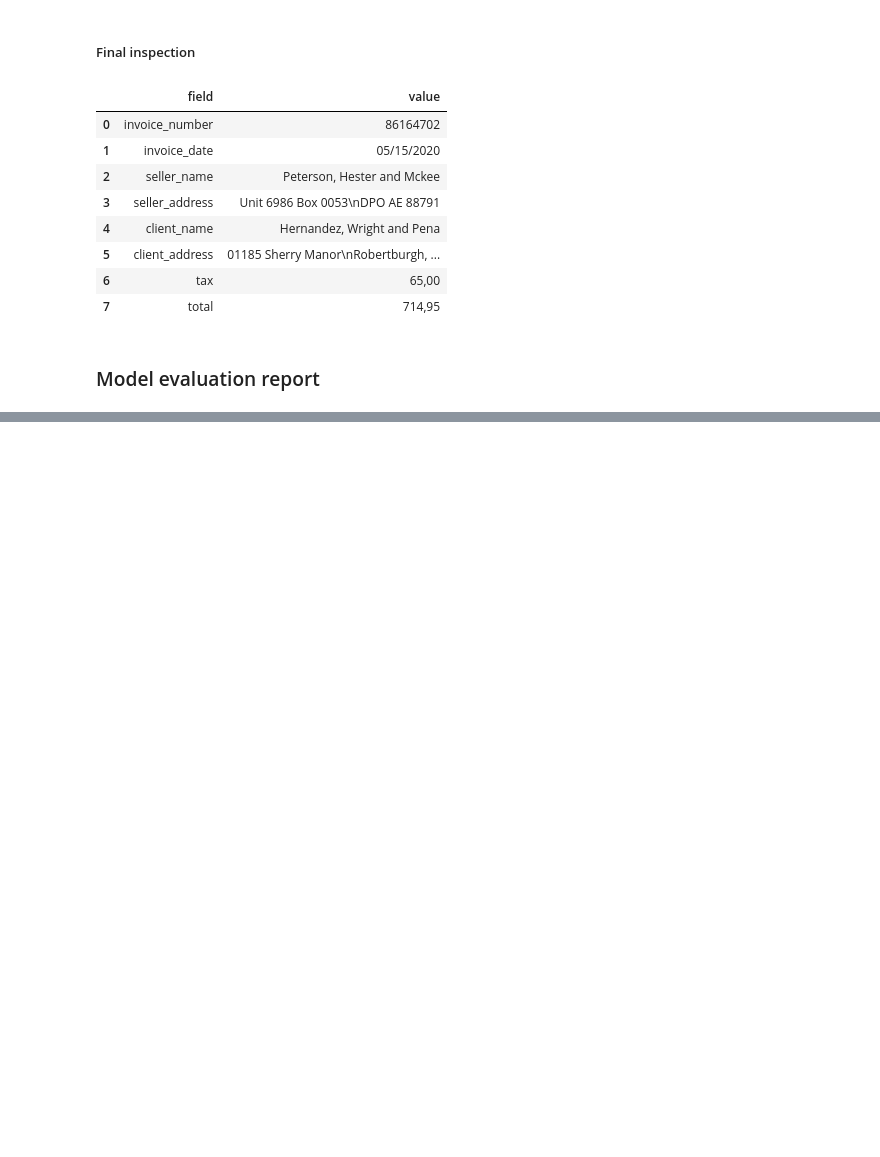
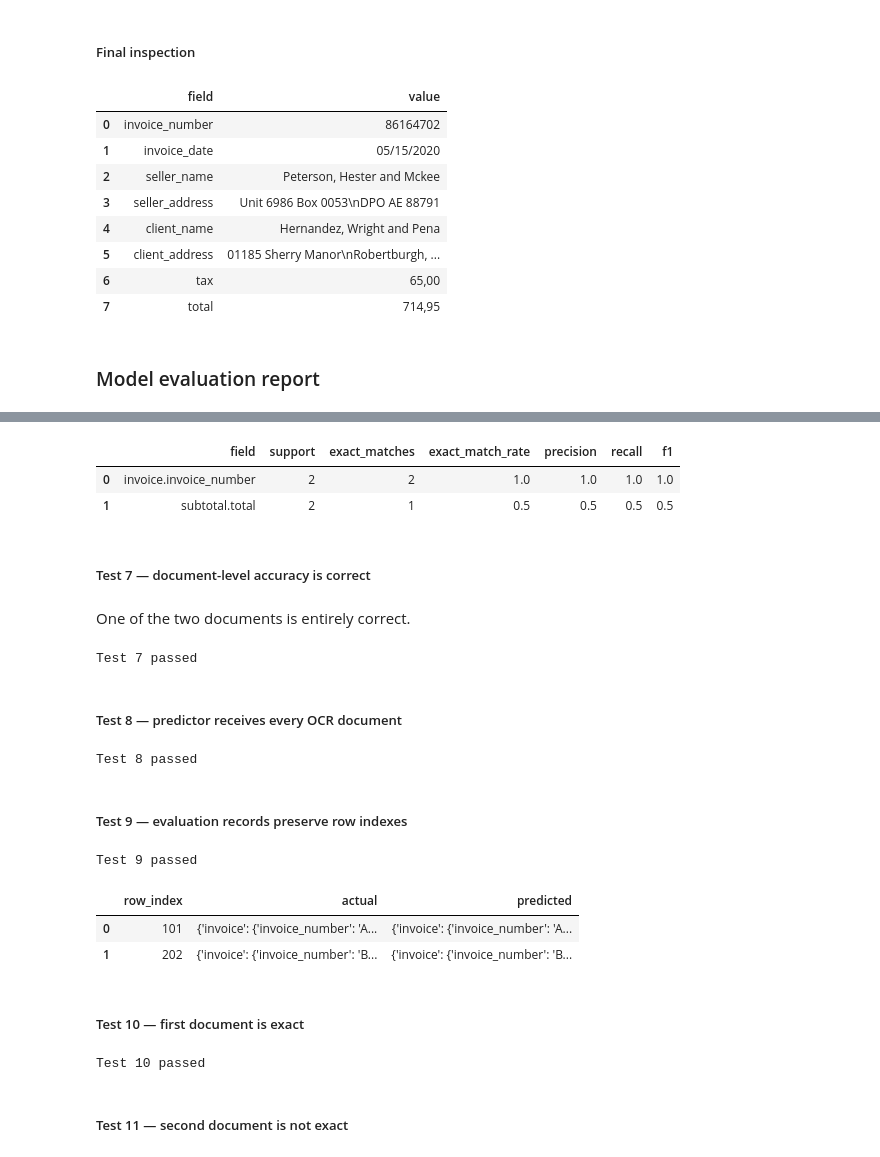
Before and after one commit to vsokoltsov/invoices-ocr, a Jupyter notebook: notebooks/bert.ipynb, the cells around one changed output, grey strips where cells are left out. Drawn from its saved outputs; the diff is of its cells as text; code cells hidden in the pictures; blank space fills up the shorter version.

```diff
--- a/notebooks/bert.ipynb
+++ b/notebooks/bert.ipynb
@@ -8733,0 +9211,79 @@ class ModelEvaluator:
+# %%
+evaluation_report.field_metrics
+# %% [output]
+|  | field | support | exact_matches | exact_match_rate | precision | recall | f1 |
+| 0 | invoice.invoice_number | 2 | 2 | 1.0 | 1.0 | 1.0 | 1.0 |
+| 1 | subtotal.total | 2 | 1 | 0.5 | 0.5 | 0.5 | 0.5 |
+# %% [markdown]
+##### Test 7 — document-level accuracy is correct
+# %% [markdown]
+One of the two documents is entirely correct.
+# %%
+assert np.isclose(
+    evaluation_report.document_accuracy,
+    0.5,
+)
+
+print("Test 7 passed")
+# %% [output]
+Test 7 passed
+# %% [markdown]
+##### Test 8 — predictor receives every OCR document
+# %%
+assert (
+    evaluation_predictor_stub.received_texts
+    == [
+        "DOCUMENT-1",
+        "DOCUMENT-2",
+    ]
+)
+
+print("Test 8 passed")
+# %% [output]
+Test 8 passed
+# %% [markdown]
+#####  Test 9 — evaluation records preserve row indexes
+# %%
+records = evaluation_report.records
+
+assert list(records.columns) == [
+    "row_index",
+    "actual",
+    "predicted",
+]
+
+assert records["row_index"].tolist() == [
+    101,
+    202,
+]
+
+assert len(records) == 2
+
+print("Test 9 passed")
+# %% [output]
+Test 9 passed
+# %%
+evaluation_report.records
+# %% [output]
+|  | row_index | actual | predicted |
+| 0 | 101 | {'invoice': {'invoice_number': 'A... | {'invoice': {'invoice_number': 'A... |
+| 1 | 202 | {'invoice': {'invoice_number': 'B... | {'invoice': {'invoice_number': 'B... |
+# %% [markdown]
+##### Test 10 — first document is exact
+# %%
+first_record = (
+    evaluation_report
+    .records
+    .iloc[0]
+    .to_dict()
+)
+
+assert document_is_exact(
+    first_record
+)
+
+print("Test 10 passed")
+# %% [output]
+Test 10 passed
+# %% [markdown]
+##### Test 11 — second document is not exact
```
Also changed, not shown: parts of 28 cells of this notebook.
